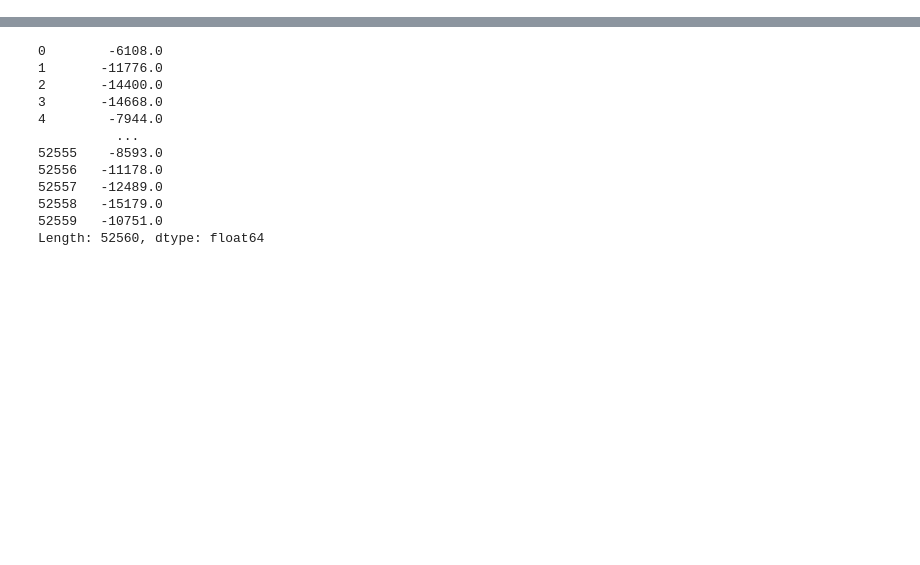
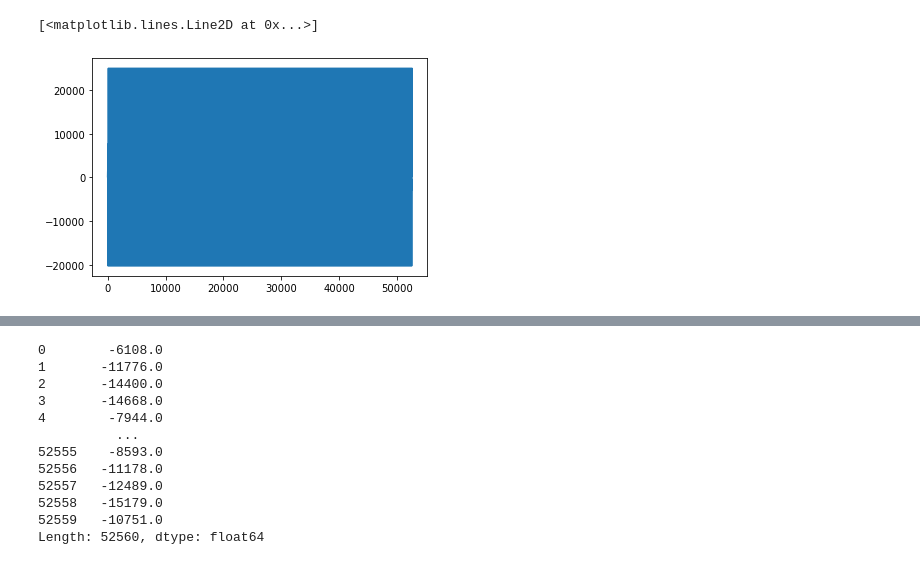
Before and after one commit to rasvob/CuPy_NaturalGas_Preprocessing, a Jupyter notebook: cuda_notebook.ipynb, the cells around one changed output, grey strips where cells are left out. Saved outputs shown, nothing was run; the diff lists cells and outputs as text; code cells hidden in the pictures; blank space fills up the shorter version.

```diff
--- a/cuda_notebook.ipynb
+++ b/cuda_notebook.ipynb
@@ -117,0 +165,8 @@ seasonal_cparray = cp.ndarray((12, 7, 23))
+# %%
+period = 24*7
+# %%
+period_averages = cp.array([cp.mean(detrended[i::period]) for i in range(period)])
+# %%
+period_averages -= cp.mean(period_averages)
+# %%
+seasonal = cp.tile(period_averages, len(y_diff.values) // period + 1)[:len(y_diff.values)]
@@ -117,0 +180,5 @@ seasonal_cparray = cp.ndarray((12, 7, 23))
+# %%
+plt.plot(cp.asnumpy(x), cp.asnumpy(seasonal))
+# %% [output]
+[<matplotlib.lines.Line2D at 0x...>]
+[figure, added]
```
Also changed, not shown: parts of 13 cells of this notebook, 1 other file.
